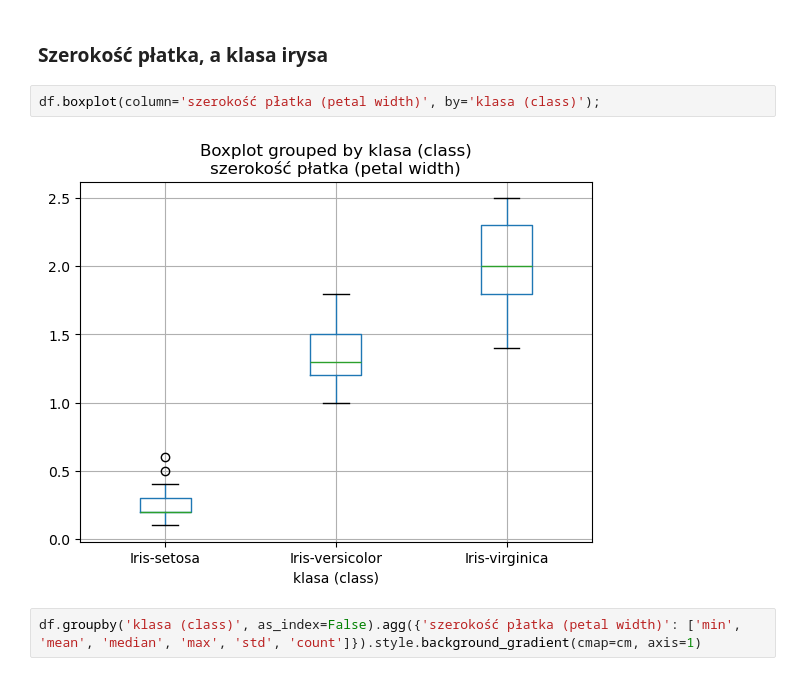
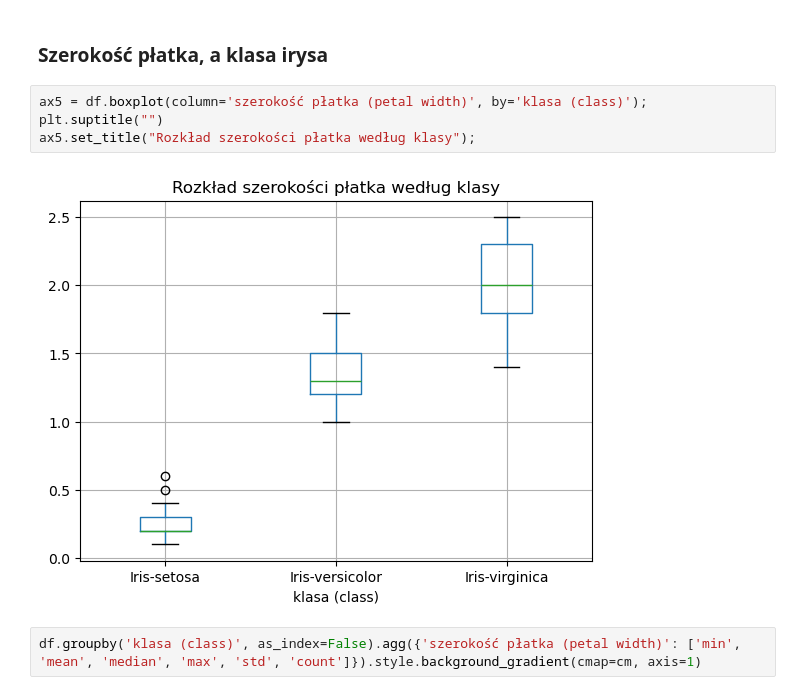
Before and after one commit to PawelRa/analiza-do-prezentacji, a Jupyter notebook: 25__zadanie_domowe__modul_4_1.ipynb, the cells around one changed output. Saved outputs shown, nothing was run; the diff lists cells and outputs as text.

```diff
--- a/25__zadanie_domowe__modul_4_1.ipynb
+++ b/25__zadanie_domowe__modul_4_1.ipynb
@@ -221,9 +229,11 @@ df.groupby('klasa (class)', as_index=False).agg({'długość płatka (petal leng
 # %% [markdown]
 ### Szerokość płatka, a klasa irysa
 # %%
-df.boxplot(column='szerokość płatka (petal width)', by='klasa (class)');
+ax5 = df.boxplot(column='szerokość płatka (petal width)', by='klasa (class)');
+plt.suptitle("")
+ax5.set_title("Rozkład szerokości płatka według klasy");
 # %% [output]
-[figure, old version]
+[figure, new version]
 # %%
 df.groupby('klasa (class)', as_index=False).agg({'szerokość płatka (petal width)': ['min', 'mean', 'median', 'max', 'std', 'count']}).style.background_gradient(cmap=cm, axis=1)
 # %% [output]
```
Also changed, not shown: parts of 7 cells of this notebook.
